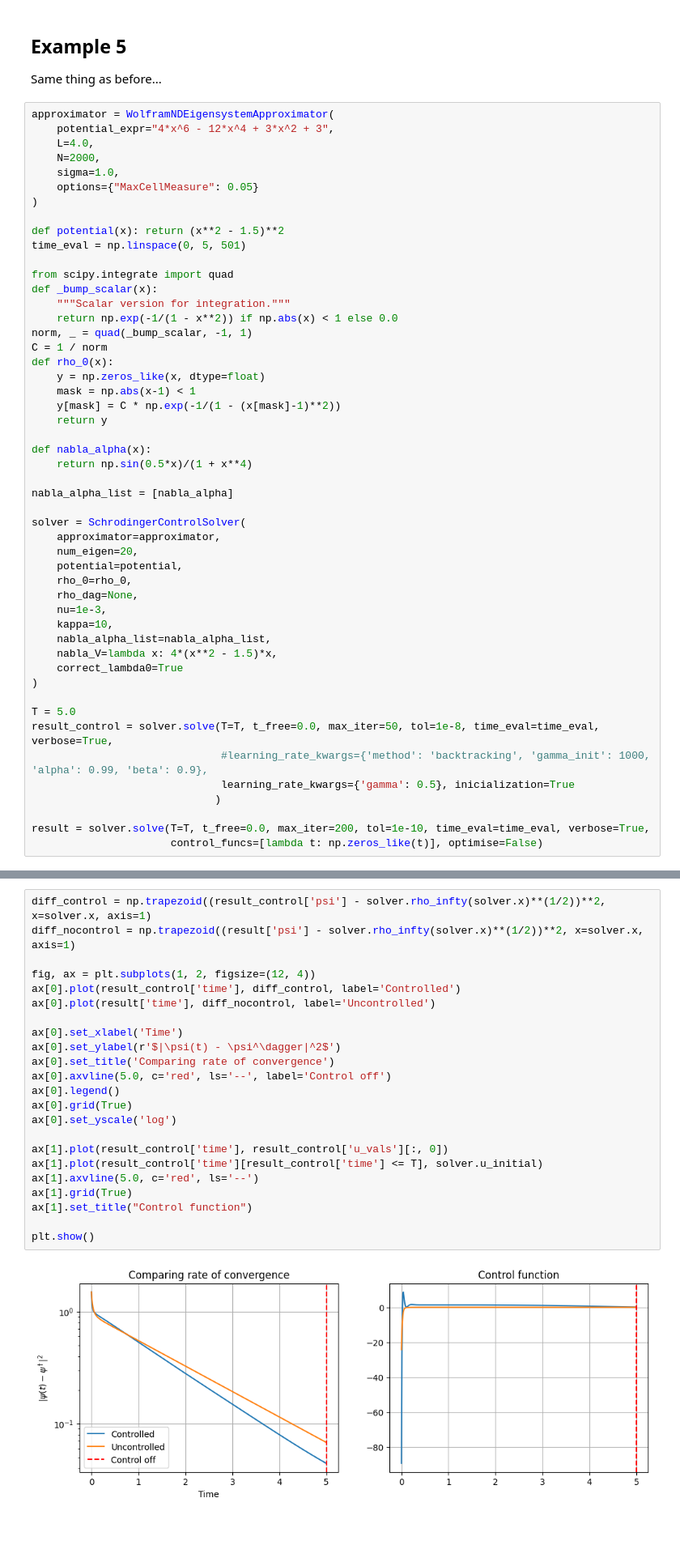
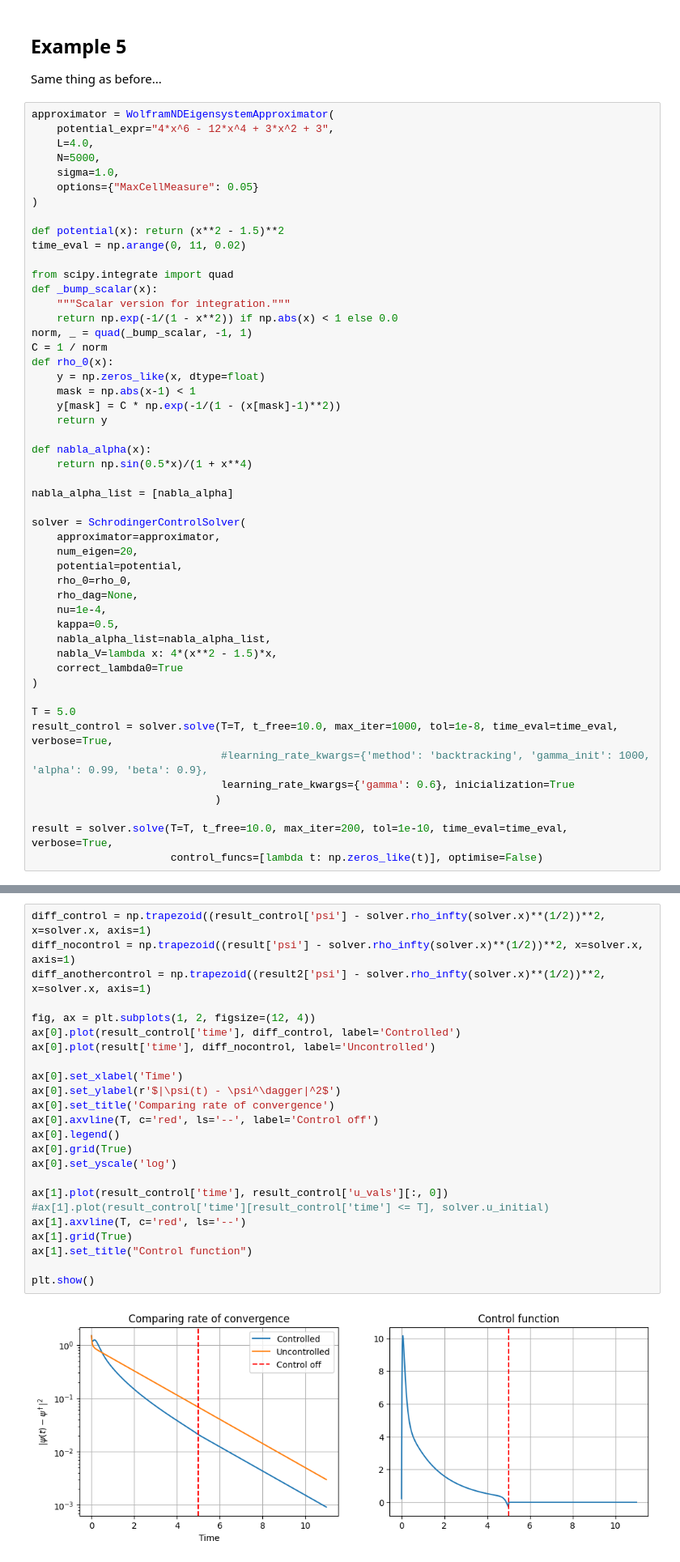
Before and after one commit to lucasmoschen/spectral-fp-opt-control, a Jupyter notebook: notebooks/optimal_control_problem.ipynb, the cells around one changed output, grey strips where cells are left out. Shown at 81% size. Saved outputs shown, nothing was run; the diff lists cells and outputs as text; blank space fills up the shorter version.

```diff
--- a/notebooks/optimal_control_problem.ipynb
+++ b/notebooks/optimal_control_problem.ipynb
@@ -643,13 +542,13 @@ Same thing as before...
 approximator = WolframNDEigensystemApproximator(
     potential_expr="4*x^6 - 12*x^4 + 3*x^2 + 3",
     L=4.0,
-    N=2000,
+    N=5000,
     sigma=1.0,
     options={"MaxCellMeasure": 0.05}
 )
 
 def potential(x): return (x**2 - 1.5)**2
-time_eval = np.linspace(0, 5, 501)
+time_eval = np.arange(0, 11, 0.02)
 
 from scipy.integrate import quad
 def _bump_scalar(x):
@@ -674,19 +573,19 @@ solver = SchrodingerControlSolver(
     potential=potential,
     rho_0=rho_0,
     rho_dag=None,
-    nu=1e-3,
-    kappa=10,
+    nu=1e-4,
+    kappa=0.5,
     nabla_alpha_list=nabla_alpha_list,
     nabla_V=lambda x: 4*(x**2 - 1.5)*x,
     correct_lambda0=True
 )
 
 T = 5.0
-result_control = solver.solve(T=T, t_free=0.0, max_iter=50, tol=1e-8, time_eval=time_eval, verbose=True,
+result_control = solver.solve(T=T, t_free=10.0, max_iter=1000, tol=1e-8, time_eval=time_eval, verbose=True,
                               #learning_rate_kwargs={'method': 'backtracking', 'gamma_init': 1000, 'alpha': 0.99, 'beta': 0.9},
-                              learning_rate_kwargs={'gamma': 0.5}, inicialization=True
+                              learning_rate_kwargs={'gamma': 0.6}, inicialization=True
                              )
 
-result = solver.solve(T=T, t_free=0.0, max_iter=200, tol=1e-10, time_eval=time_eval, verbose=True,
+result = solver.solve(T=T, t_free=10.0, max_iter=200, tol=1e-10, time_eval=time_eval, verbose=True,
                       control_funcs=[lambda t: np.zeros_like(t)], optimise=False)
 # %% [output]
@@ -710,28 +609,29 @@ WARNING - Maximum number of iterations attained
 # %%
 diff_control = np.trapezoid((result_control['psi'] - solver.rho_infty(solver.x)**(1/2))**2, x=solver.x, axis=1)
 diff_nocontrol = np.trapezoid((result['psi'] - solver.rho_infty(solver.x)**(1/2))**2, x=solver.x, axis=1)
+diff_anothercontrol = np.trapezoid((result2['psi'] - solver.rho_infty(solver.x)**(1/2))**2, x=solver.x, axis=1)
 
 fig, ax = plt.subplots(1, 2, figsize=(12, 4))
 ax[0].plot(result_control['time'], diff_control, label='Controlled')
 ax[0].plot(result['time'], diff_nocontrol, label='Uncontrolled')
 
 ax[0].set_xlabel('Time')
 ax[0].set_ylabel(r'$|\psi(t) - \psi^\dagger|^2$')
 ax[0].set_title('Comparing rate of convergence')
-ax[0].axvline(5.0, c='red', ls='--', label='Control off')
+ax[0].axvline(T, c='red', ls='--', label='Control off')
 ax[0].legend()
 ax[0].grid(True)
 ax[0].set_yscale('log')
 
 ax[1].plot(result_control['time'], result_control['u_vals'][:, 0])
-ax[1].plot(result_control['time'][result_control['time'] <= T], solver.u_initial)
-ax[1].axvline(5.0, c='red', ls='--')
+#ax[1].plot(result_control['time'][result_control['time'] <= T], solver.u_initial)
+ax[1].axvline(T, c='red', ls='--')
 ax[1].grid(True)
 ax[1].set_title("Control function")
 
 plt.show()
 # %% [output]
-[figure, old version]
+[figure, new version]
 # %%
 num_plots = 12
 rows, cols = 3, 4  # 3 rows x 4 cols = 12 subplots
```
Also changed, not shown: parts of 19 cells of this notebook, 1 other file.
